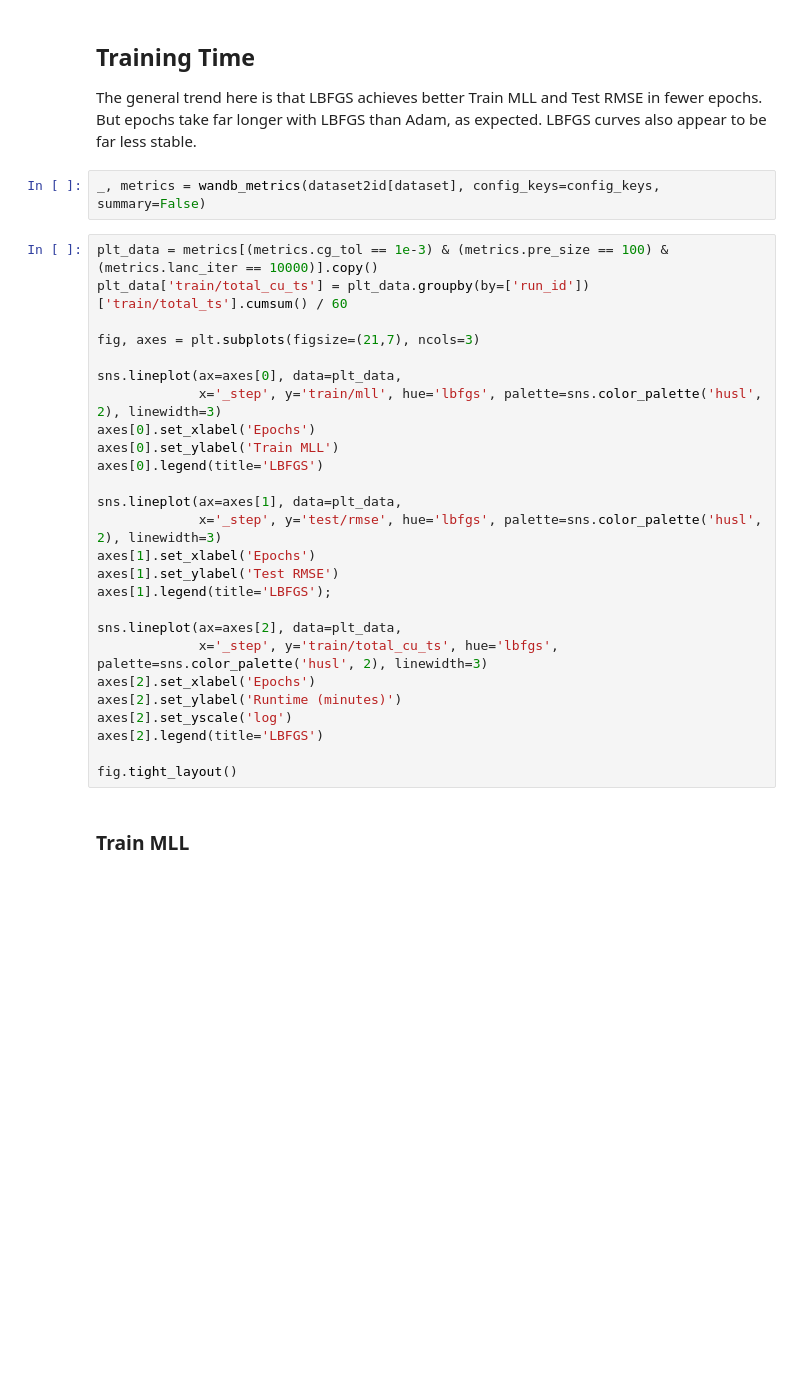
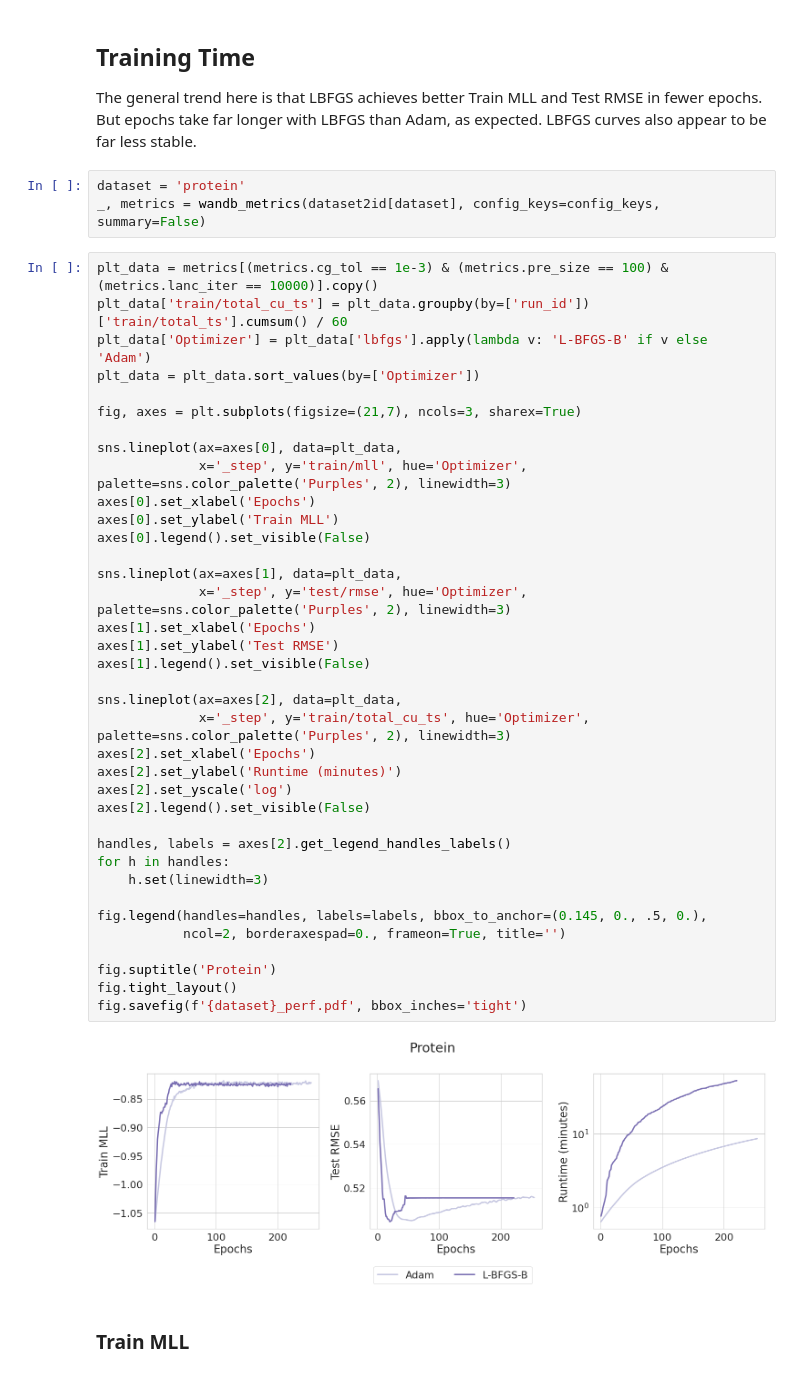
Before and after one commit to wjmaddox/benchmarking_iterative_gps, a Jupyter notebook: notebooks/viz_training.ipynb, the cells around one changed output. Cells and saved outputs as stored; diff of their text form; blank space fills up the shorter version.

Commit message:
minor graph updates

```diff
--- a/notebooks/viz_training.ipynb
+++ b/notebooks/viz_training.ipynb
@@ -137,33 +137,47 @@ fig.tight_layout()
 
 The general trend here is that LBFGS achieves better Train MLL and Test RMSE in fewer epochs. But epochs take far longer with LBFGS than Adam, as expected. LBFGS curves also appear to be far less stable.
 # %%
+dataset = 'protein'
 _, metrics = wandb_metrics(dataset2id[dataset], config_keys=config_keys, summary=False)
 # %%
 plt_data = metrics[(metrics.cg_tol == 1e-3) & (metrics.pre_size == 100) & (metrics.lanc_iter == 10000)].copy()
 plt_data['train/total_cu_ts'] = plt_data.groupby(by=['run_id'])['train/total_ts'].cumsum() / 60
+plt_data['Optimizer'] = plt_data['lbfgs'].apply(lambda v: 'L-BFGS-B' if v else 'Adam')
+plt_data = plt_data.sort_values(by=['Optimizer'])
 
-fig, axes = plt.subplots(figsize=(21,7), ncols=3)
+fig, axes = plt.subplots(figsize=(21,7), ncols=3, sharex=True)
 
 sns.lineplot(ax=axes[0], data=plt_data,
-             x='_step', y='train/mll', hue='lbfgs', palette=sns.color_palette('husl', 2), linewidth=3)
+             x='_step', y='train/mll', hue='Optimizer', palette=sns.color_palette('Purples', 2), linewidth=3)
 axes[0].set_xlabel('Epochs')
 axes[0].set_ylabel('Train MLL')
-axes[0].legend(title='LBFGS')
+axes[0].legend().set_visible(False)
 
 sns.lineplot(ax=axes[1], data=plt_data,
-             x='_step', y='test/rmse', hue='lbfgs', palette=sns.color_palette('husl', 2), linewidth=3)
+             x='_step', y='test/rmse', hue='Optimizer', palette=sns.color_palette('Purples', 2), linewidth=3)
 axes[1].set_xlabel('Epochs')
 axes[1].set_ylabel('Test RMSE')
-axes[1].legend(title='LBFGS');
+axes[1].legend().set_visible(False)
 
 sns.lineplot(ax=axes[2], data=plt_data,
-             x='_step', y='train/total_cu_ts', hue='lbfgs', palette=sns.color_palette('husl', 2), linewidth=3)
+             x='_step', y='train/total_cu_ts', hue='Optimizer', palette=sns.color_palette('Purples', 2), linewidth=3)
 axes[2].set_xlabel('Epochs')
 axes[2].set_ylabel('Runtime (minutes)')
 axes[2].set_yscale('log')
-axes[2].legend(title='LBFGS')
+axes[2].legend().set_visible(False)
 
+handles, labels = axes[2].get_legend_handles_labels()
+for h in handles:
+    h.set(linewidth=3)
+
+fig.legend(handles=handles, labels=labels, bbox_to_anchor=(0.145, 0., .5, 0.),
+           ncol=2, borderaxespad=0., frameon=True, title='')
+
+fig.suptitle('Protein')
 fig.tight_layout()
+fig.savefig(f'{dataset}_perf.pdf', bbox_inches='tight')
+# %% [output]
+[figure, added]
 # %% [markdown]
 ### Train MLL
 # %%
```
Also changed, not shown: parts of 1 cell of this notebook.
